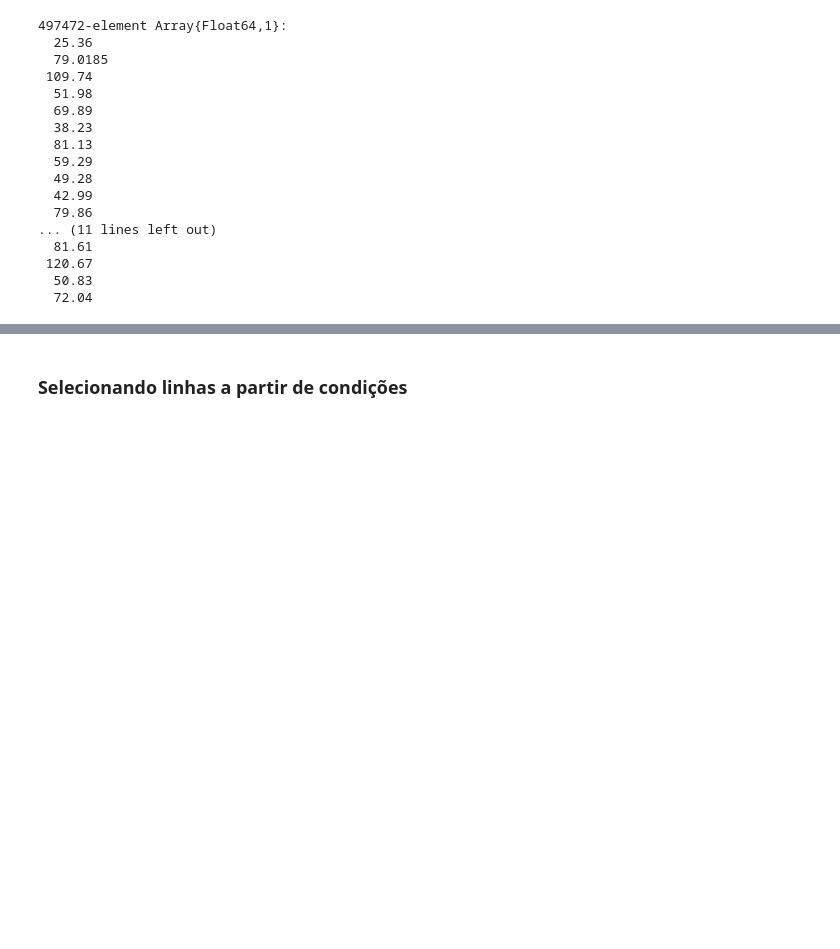
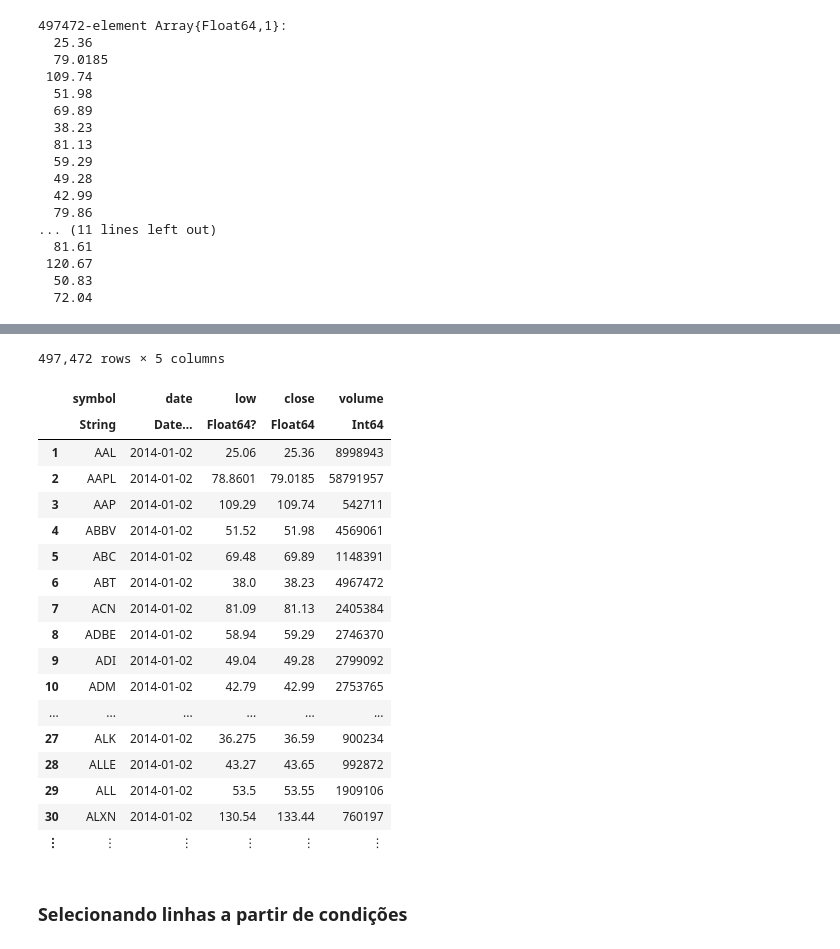
Before and after one commit to filipeclduarte/tutorial_julia_python_r, a Jupyter notebook: julia.ipynb, the cells around one changed output, grey strips where cells are left out. Saved outputs shown, nothing was run; the diff lists cells and outputs as text; code cells hidden in the pictures; blank space fills up the shorter version.

```diff
--- a/julia.ipynb
+++ b/julia.ipynb
@@ -129,3 +156,26 @@ sp500[:, :close] # usar ":" no lugar de "!"
+# %%
+## removendo colunas específicas
+sp500[!, Not([:high, :open])]
+# %% [output]
+497,472 rows × 5 columns
+|  | symbol | date | low | close | volume |
+|  | String | Date… | Float64? | Float64 | Int64 |
+| 1 | AAL | 2014-01-02 | 25.06 | 25.36 | 8998943 |
+| 2 | AAPL | 2014-01-02 | 78.8601 | 79.0185 | 58791957 |
+| 3 | AAP | 2014-01-02 | 109.29 | 109.74 | 542711 |
+| 4 | ABBV | 2014-01-02 | 51.52 | 51.98 | 4569061 |
+| 5 | ABC | 2014-01-02 | 69.48 | 69.89 | 1148391 |
+| 6 | ABT | 2014-01-02 | 38.0 | 38.23 | 4967472 |
+| 7 | ACN | 2014-01-02 | 81.09 | 81.13 | 2405384 |
+| 8 | ADBE | 2014-01-02 | 58.94 | 59.29 | 2746370 |
+| 9 | ADI | 2014-01-02 | 49.04 | 49.28 | 2799092 |
+| 10 | ADM | 2014-01-02 | 42.79 | 42.99 | 2753765 |
+| ... | ... | ... | ... | ... | ... |
+| 27 | ALK | 2014-01-02 | 36.275 | 36.59 | 900234 |
+| 28 | ALLE | 2014-01-02 | 43.27 | 43.65 | 992872 |
+| 29 | ALL | 2014-01-02 | 53.5 | 53.55 | 1909106 |
+| 30 | ALXN | 2014-01-02 | 130.54 | 133.44 | 760197 |
+| ⋮ | ⋮ | ⋮ | ⋮ | ⋮ | ⋮ |
 # %% [markdown]
 ### Selecionando linhas a partir de condições
 # %%
```
Also changed, not shown: parts of 2 cells of this notebook.
